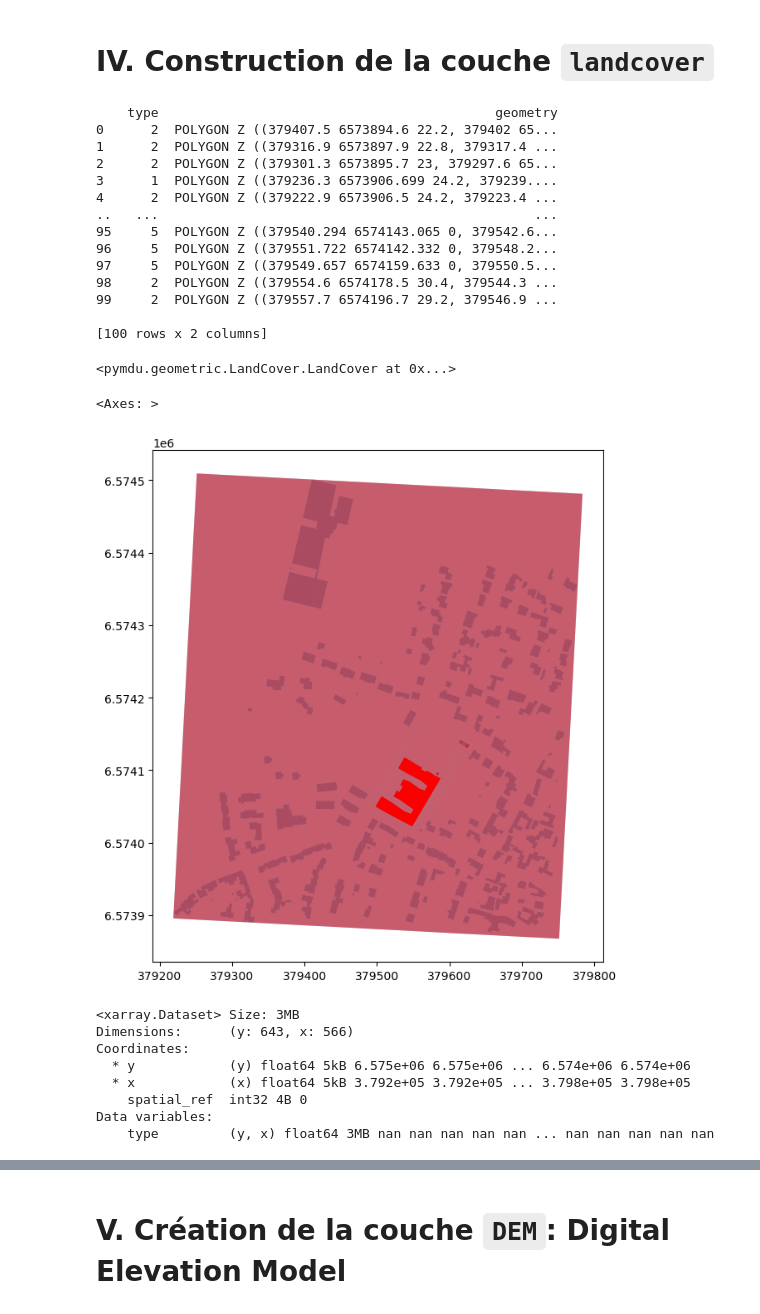
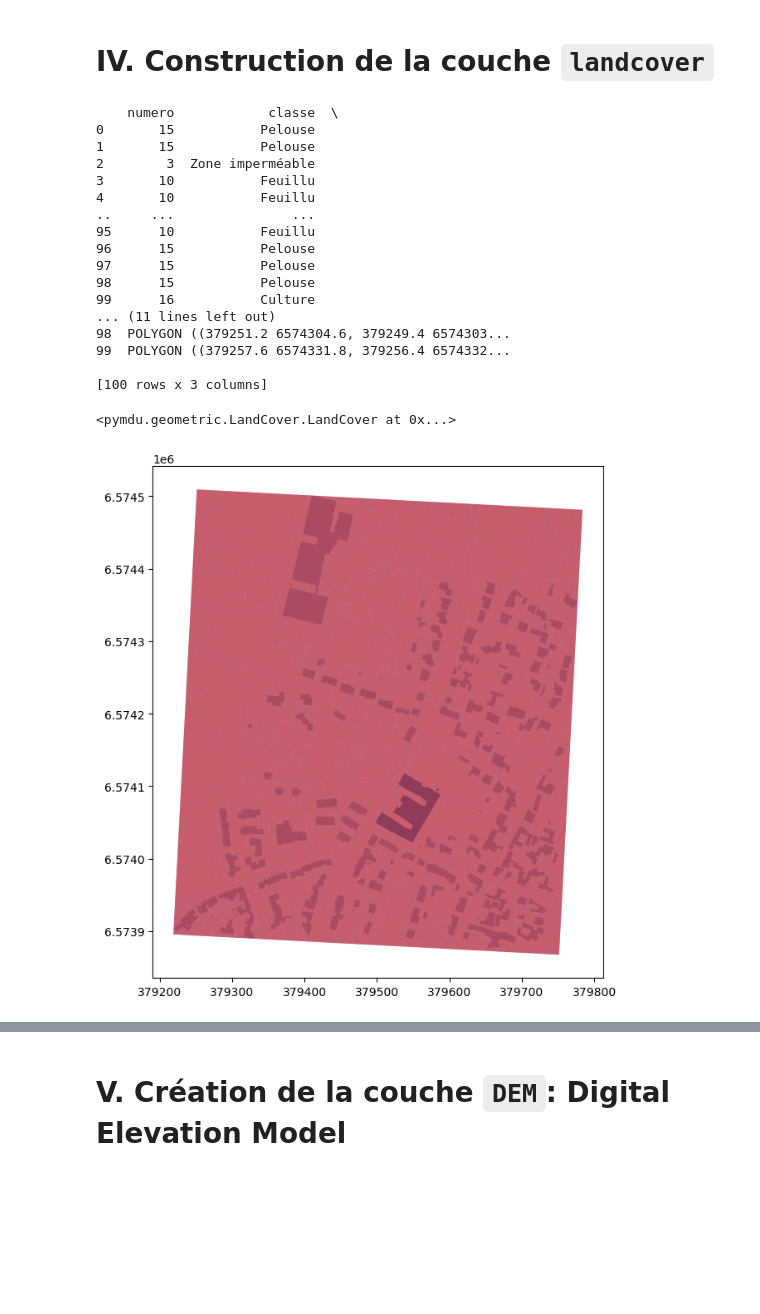
Before and after one commit to rupeelab17/pymdu, a Jupyter notebook: notebook4windows.ipynb, the cells around one changed output, grey strips where cells are left out. Cells and saved outputs as stored; diff of their text form; code cells hidden in the pictures; blank space fills up the shorter version.

```diff
--- a/notebook4windows.ipynb
+++ b/notebook4windows.ipynb
@@ -158,61 +165,68 @@ water.to_file(os.path.join(input_path,'water.shp'))
 buildings = gpd.read_file(os.path.join(input_path,'buildings.shp')).to_crs(2154)
 vegetations = gpd.read_file(os.path.join(input_path,'vegetations.shp')).to_crs(2154)
 water = gpd.read_file(os.path.join(input_path,'water.shp')).to_crs(2154)
+# %%
+from pymdu.commons.BasicFunctions import extract_coordinates_from_filenames, get_intersection_with_bbox, \
+    get_intersection_with_bbox_and_attributes
+directory_path = os.path.join("D:\\CoSIA_D017_2021\\CoSIA_D017_2021")
+gdf_coordinates = extract_coordinates_from_filenames(directory_path)
+intersection_gdf = get_intersection_with_bbox(gdf_coordinates, bbox_final)
+cosia = get_intersection_with_bbox_and_attributes(gdf_coordinates, bbox_final, directory_path)
 # %%
+
 landcover = pymdu.geometric.LandCover(output_path=output_path,
                       building_gdf=buildings,
                       vegetation_gdf=vegetations,
                       pedestrian_gdf=None,
+                      cosia_gdf=cosia,
                       water_gdf=water)
 landcover_gdf = landcover.run(keep_geom_type=True).to_gdf()
+
 landcover.bbox = bbox_final
 landcover.to_shp(name='landcover')
 # %% [output]
-    type                                           geometry
-0      2  POLYGON Z ((379407.5 6573894.6 22.2, 379402 65...
-1      2  POLYGON Z ((379316.9 6573897.9 22.8, 379317.4 ...
-2      2  POLYGON Z ((379301.3 6573895.7 23, 379297.6 65...
-3      1  POLYGON Z ((379236.3 6573906.699 24.2, 379239....
-4      2  POLYGON Z ((379222.9 6573906.5 24.2, 379223.4 ...
-..   ...                                                ...
-95     5  POLYGON Z ((379540.294 6574143.065 0, 379542.6...
-96     5  POLYGON Z ((379551.722 6574142.332 0, 379548.2...
-97     5  POLYGON Z ((379549.657 6574159.633 0, 379550.5...
-98     2  POLYGON Z ((379554.6 6574178.5 30.4, 379544.3 ...
-99     2  POLYGON Z ((379557.7 6574196.7 29.2, 379546.9 ...
+    numero            classe  \
+0       15           Pelouse
+1       15           Pelouse
+2        3  Zone imperméable
+3       10           Feuillu
+4       10           Feuillu
+..     ...               ...
+95      10           Feuillu
+96      15           Pelouse
+97      15           Pelouse
+98      15           Pelouse
+99      16           Culture
+... (11 lines left out)
+98  POLYGON ((379251.2 6574304.6, 379249.4 6574303...
+99  POLYGON ((379257.6 6574331.8, 379256.4 6574332...
 
-[100 rows x 2 columns]
+[100 rows x 3 columns]
 <pymdu.geometric.LandCover.LandCover at 0x...>
 # %%
 # Tracer la carte
 fig, ax = plt.subplots(figsize=(10, 8))
 joined_4326.to_crs(2154).plot(ax = ax, alpha = 0.5)
 gpd.GeoDataFrame(gpd.GeoSeries(box(bbox_final[0],
                                                  bbox_final[1],
                                                  bbox_final[2],
                                                  bbox_final[3])),
                                columns=['geometry'],
                                crs='epsg:4326').to_crs(2154).plot(ax = ax, alpha = 0.5)
 landcover.gdf.plot(ax = ax, color = 'r', alpha = 0.5)
+
+# Si COSIA est utilisé
+landcover.create_landcover_from_cosia(os.path.join(input_path, "landcover.tif"))
+
+# # Si COSIA n'est pas utilisé
+# from pymdu.image.geotiff import gdf_to_raster
+# gdf_to_raster(
+#     dst_tif=os.path.join(input_path, "landcover.tif"),
+#     gdf=landcover_gdf,
+#     measurement="umep_keys",
+#     resolution=(-1, 1),
+#     raster_file_like=None,
+#     fill_value=None,
+#     dtype='float64')
 # %% [output]
-<Axes: >
-[figure, old version]
+[figure, new version]
-# %%
-from pymdu.image.geotiff import gdf_to_raster
-gdf_to_raster(
-    dst_tif=os.path.join(input_path, "landcover.tif"),
-    gdf=landcover_gdf,
-    measurement="type",
-    resolution=(-1, 1),
-    raster_file_like=None,
-    fill_value=None,
-    dtype='float64')
-# %% [output]
-<xarray.Dataset> Size: 3MB
-Dimensions:      (y: 643, x: 566)
-Coordinates:
-  * y            (y) float64 5kB 6.575e+06 6.575e+06 ... 6.574e+06 6.574e+06
-  * x            (x) float64 5kB 3.792e+05 3.792e+05 ... 3.798e+05 3.798e+05
-    spatial_ref  int32 4B 0
-Data variables:
-    type         (y, x) float64 3MB nan nan nan nan nan ... nan nan nan nan nan
```
Also changed, not shown: parts of 13 cells of this notebook.
